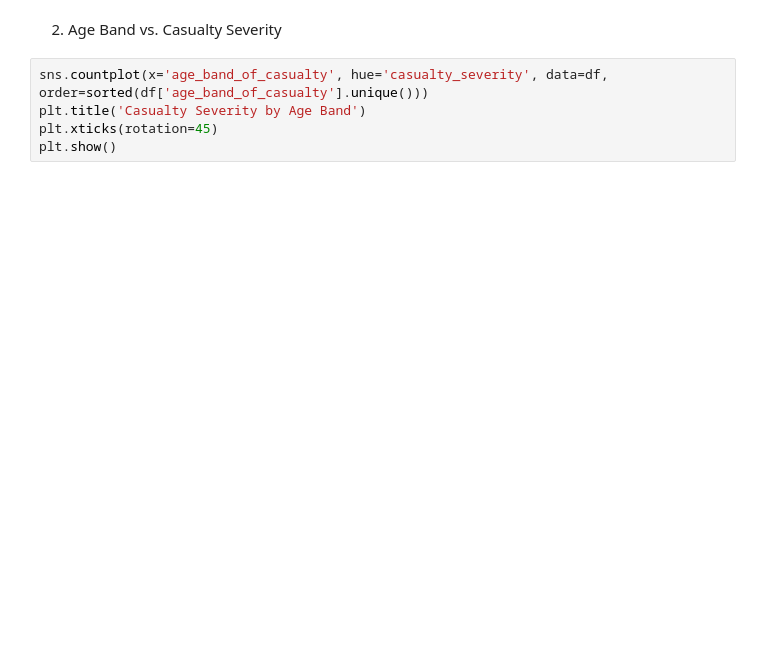
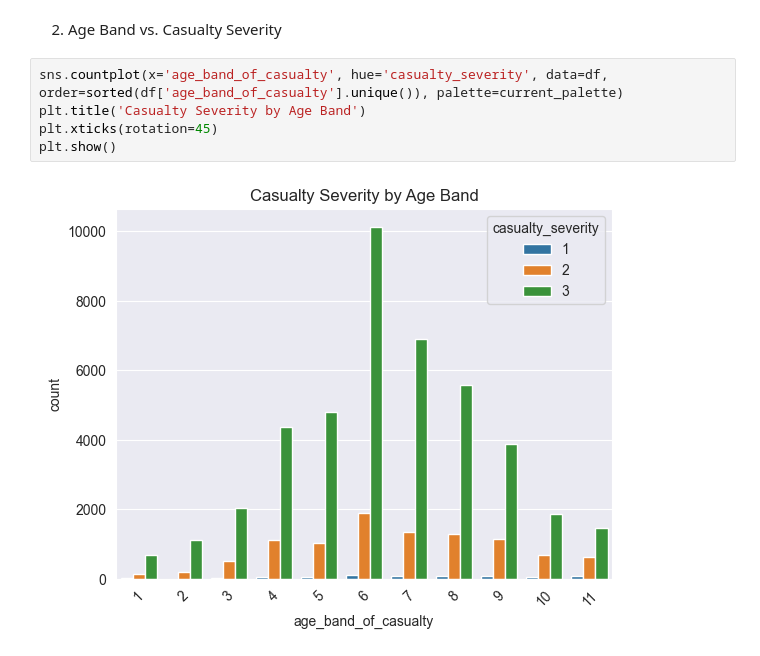
Before and after one commit to samahosseini/RoadAccidentsData2022, a Jupyter notebook: src/main.ipynb, the cells around one changed output. Saved outputs shown, nothing was run; the diff lists cells and outputs as text; blank space fills up the shorter version.

```diff
--- a/src/main.ipynb
+++ b/src/main.ipynb
@@ -236,7 +177,9 @@ plt.show()
 # %% [markdown]
 2. Age Band vs. Casualty Severity
 # %%
-sns.countplot(x='age_band_of_casualty', hue='casualty_severity', data=df, order=sorted(df['age_band_of_casualty'].unique()))
+sns.countplot(x='age_band_of_casualty', hue='casualty_severity', data=df, order=sorted(df['age_band_of_casualty'].unique()), palette=current_palette)
 plt.title('Casualty Severity by Age Band')
 plt.xticks(rotation=45)
 plt.show()
+# %% [output]
+[figure, added]
```
Also changed, not shown: parts of 35 cells of this notebook.
